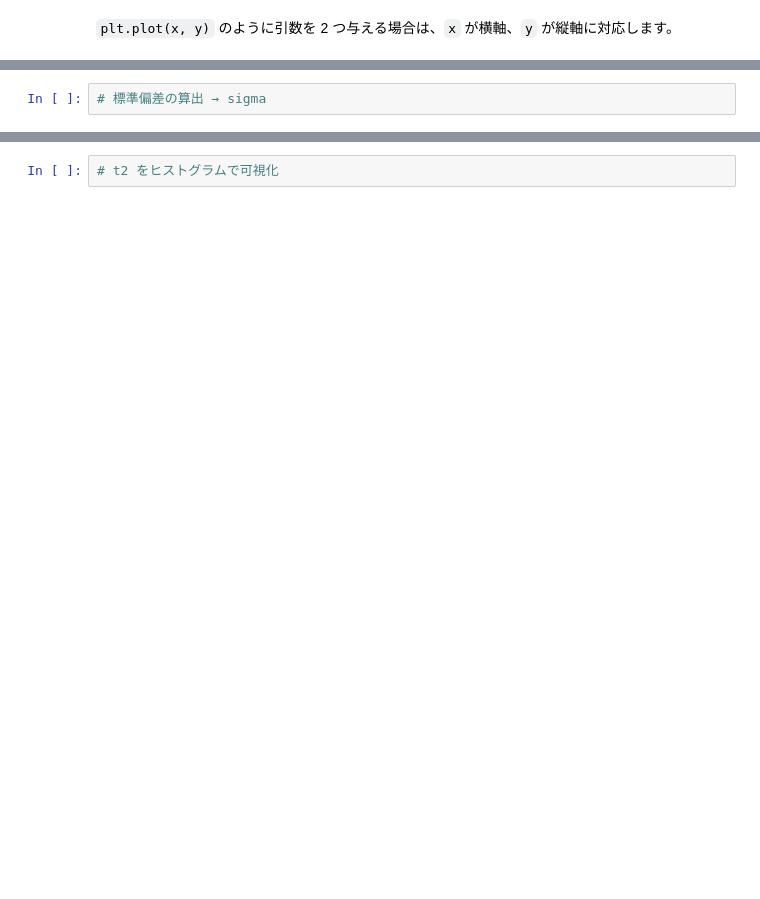
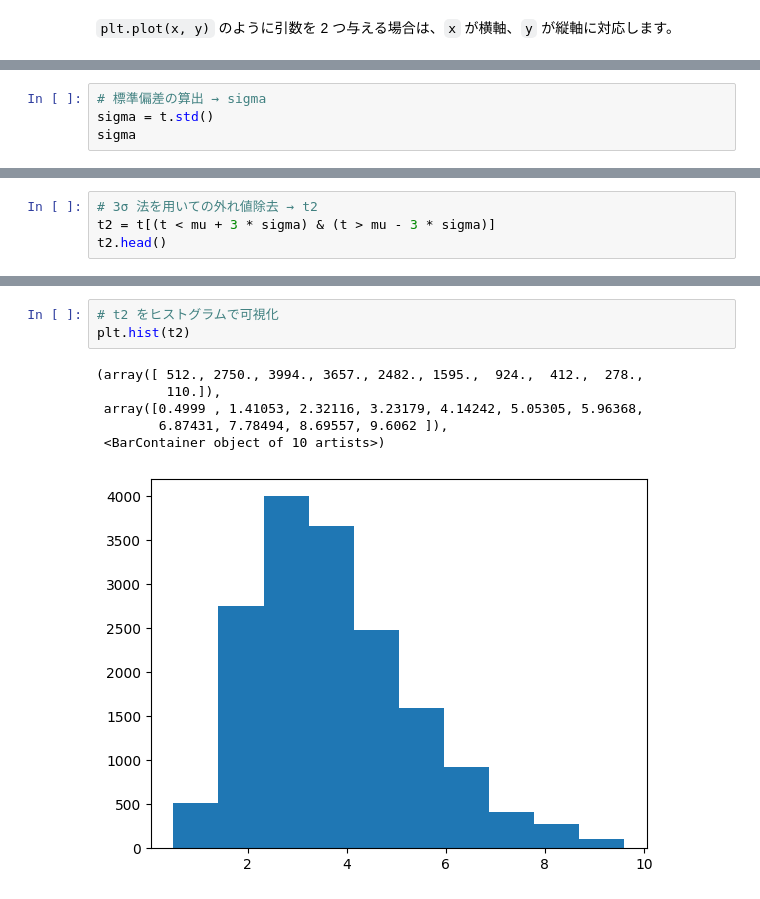
Before and after one commit to koh11235813/TKBasic, a Jupyter notebook: TKBasic011_Analyse_Visualize_2_243283.ipynb, the cells around one changed output, grey strips where cells are left out. Cells and saved outputs as stored; diff of their text form; blank space fills up the shorter version.

```diff
--- a/TKBasic011_Analyse_Visualize_2_243283.ipynb
+++ b/TKBasic011_Analyse_Visualize_2_243283.ipynb
@@ -419,2 +853,4 @@ $3σ$ 法を用いての外れ値除去は `mu + 3 * simga` より小さくか
 # %%
 # 標準偏差の算出 → sigma
+sigma = t.std()
+sigma
@@ -422,0 +859,4 @@ $3σ$ 法を用いての外れ値除去は `mu + 3 * simga` より小さくか
+# %%
+# 3σ 法を用いての外れ値除去 → t2
+t2 = t[(t < mu + 3 * sigma) & (t > mu - 3 * sigma)]
+t2.head()
@@ -423,4 +871,12 @@ $3σ$ 法を用いての外れ値除去は `mu + 3 * simga` より小さくか
 # %%
 # t2 をヒストグラムで可視化
+plt.hist(t2)
+# %% [output]
+(array([ 512., 2750., 3994., 3657., 2482., 1595.,  924.,  412.,  278.,
+         110.]),
+ array([0.4999 , 1.41053, 2.32116, 3.23179, 4.14242, 5.05305, 5.96368,
+        6.87431, 7.78494, 8.69557, 9.6062 ]),
+ <BarContainer object of 10 artists>)
+[figure, added]
 # %% [markdown]
 <img src="http://drive.google.com/uc?export=view&id=1g2xjXbw5qYeqdJqcOf3uASvzBQxhlE8u" width=30%>
```
Also changed, not shown: parts of 61 cells of this notebook, 1 other file.
